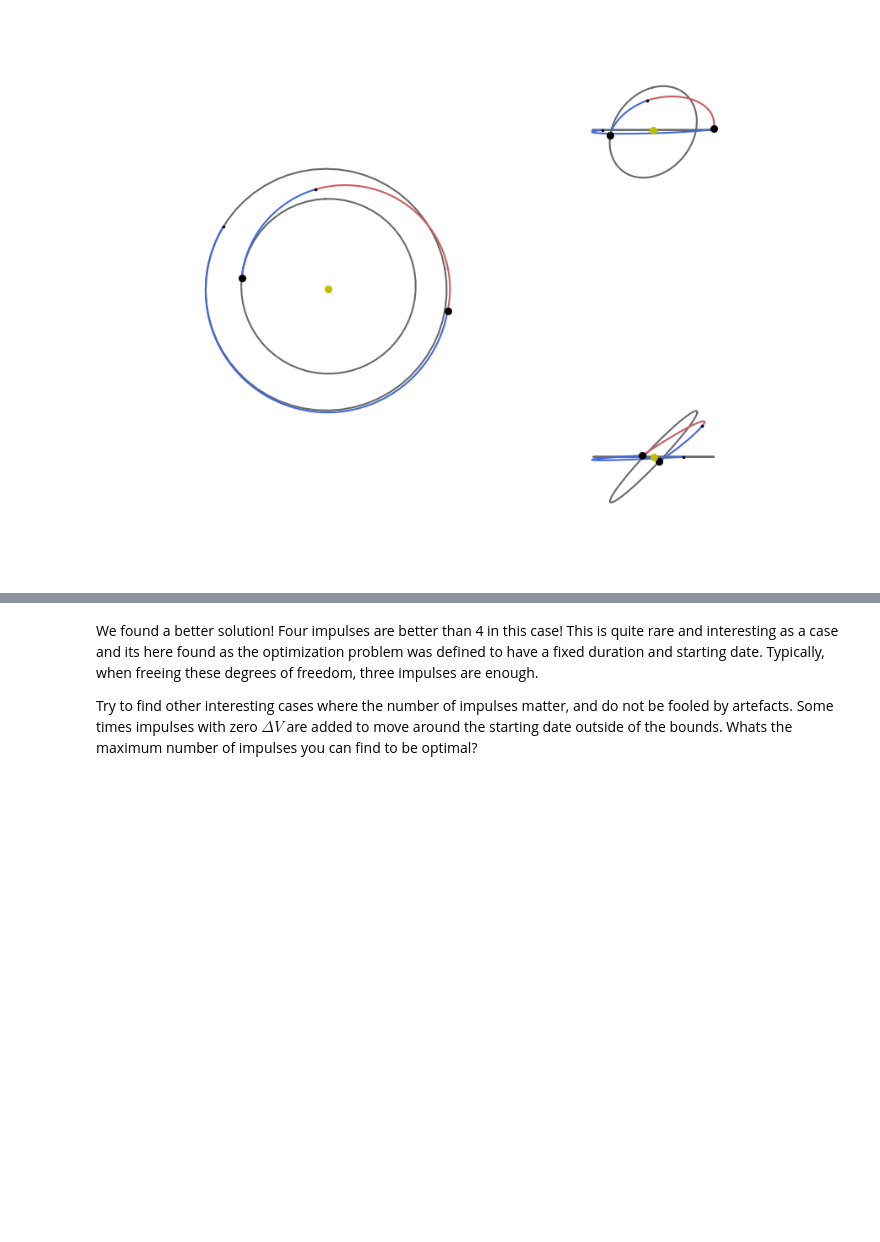
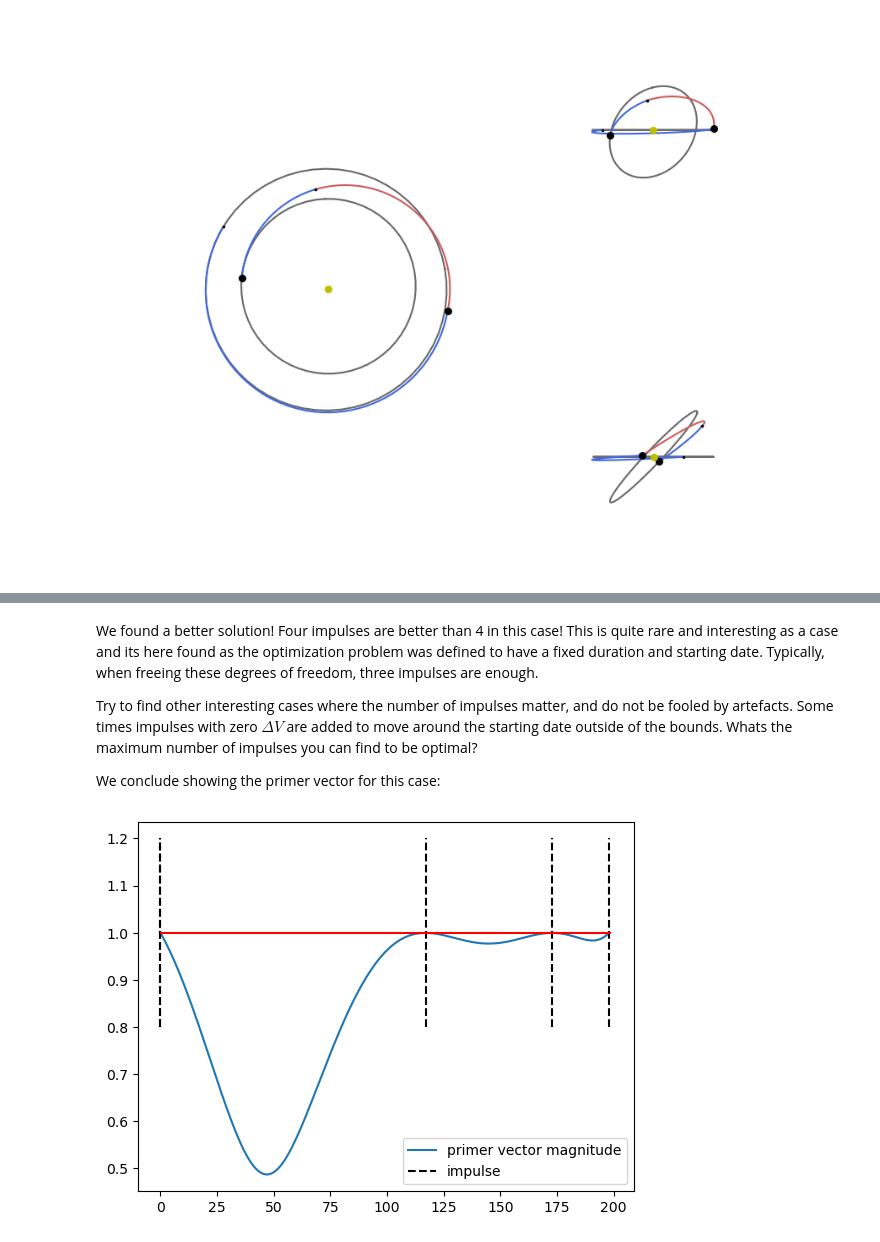
Before and after one commit to esa/kep3, a Jupyter notebook: doc/notebooks/udp_pl2pl_N_impulses.ipynb, the cells around one changed output, grey strips where cells are left out. Saved outputs shown, nothing was run; the diff lists cells and outputs as text; code cells hidden in the pictures; blank space fills up the shorter version.

```diff
--- a/doc/notebooks/udp_pl2pl_N_impulses.ipynb
+++ b/doc/notebooks/udp_pl2pl_N_impulses.ipynb
@@ -146,3 +151,9 @@ Tofs (days):  [209.66471833695857, 102.5265381278393, 47.80874353520212]
 We found a better solution! Four impulses are better than 4 in this case! This is quite rare and interesting as a case and its here found as the optimization problem was defined to have a fixed duration and starting date. Typically, when freeing these degrees of freedom, three impulses are enough.
 
 Try to find other interesting cases where the number of impulses matter, and do not be fooled by artefacts. Some times impulses with zero $\Delta V$ are added to move around the starting date outside of the bounds. Whats the maximum number of impulses you can find to be optimal?
+
+We conclude showing the primer vector for this case:
+# %%
+ax, (grid, p) = udp4.plot_primer_vector(best_x_4)
+# %% [output]
+[figure, added]
```
Also changed, not shown: parts of 8 cells of this notebook, 2 other files.
